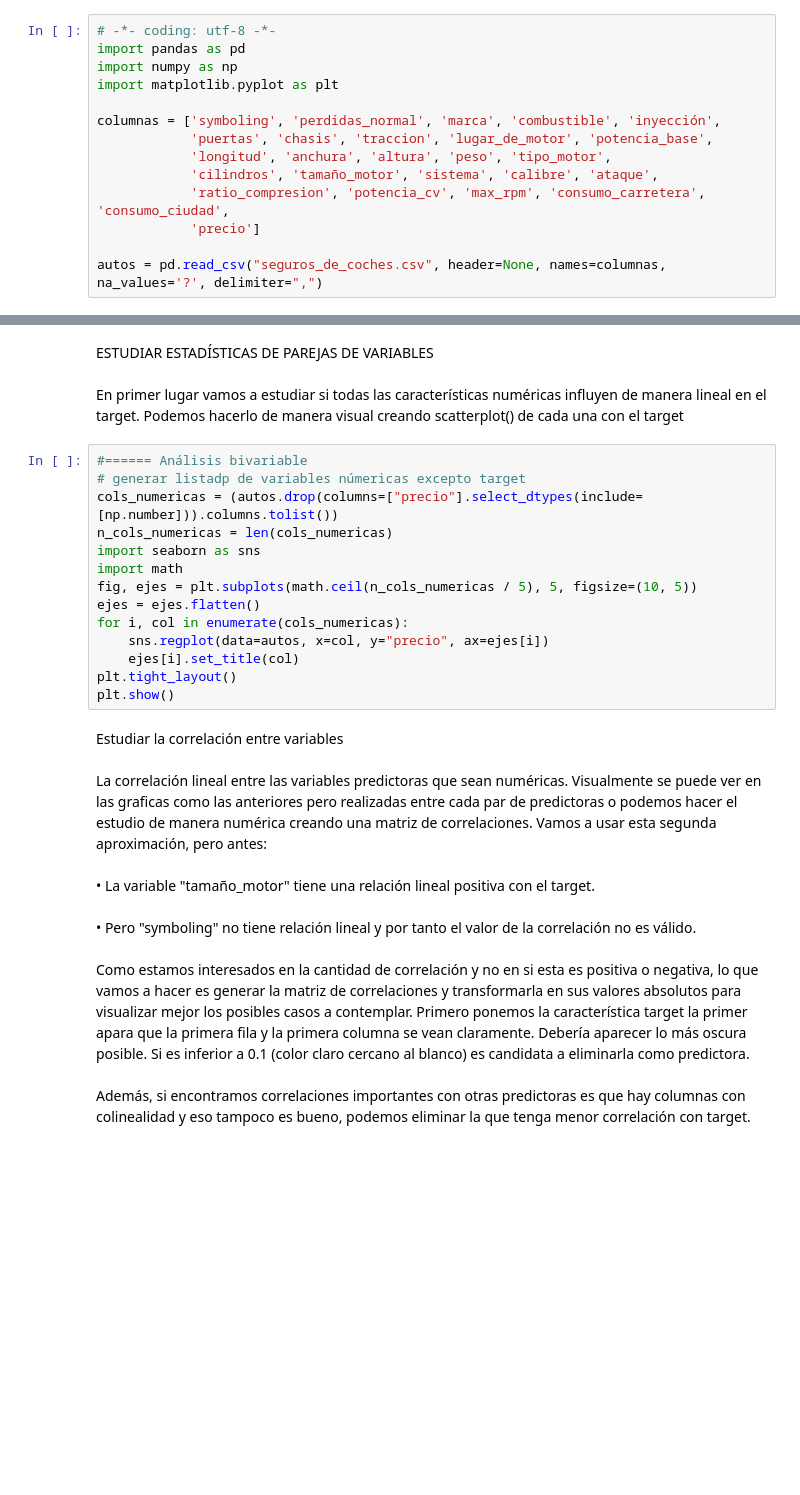
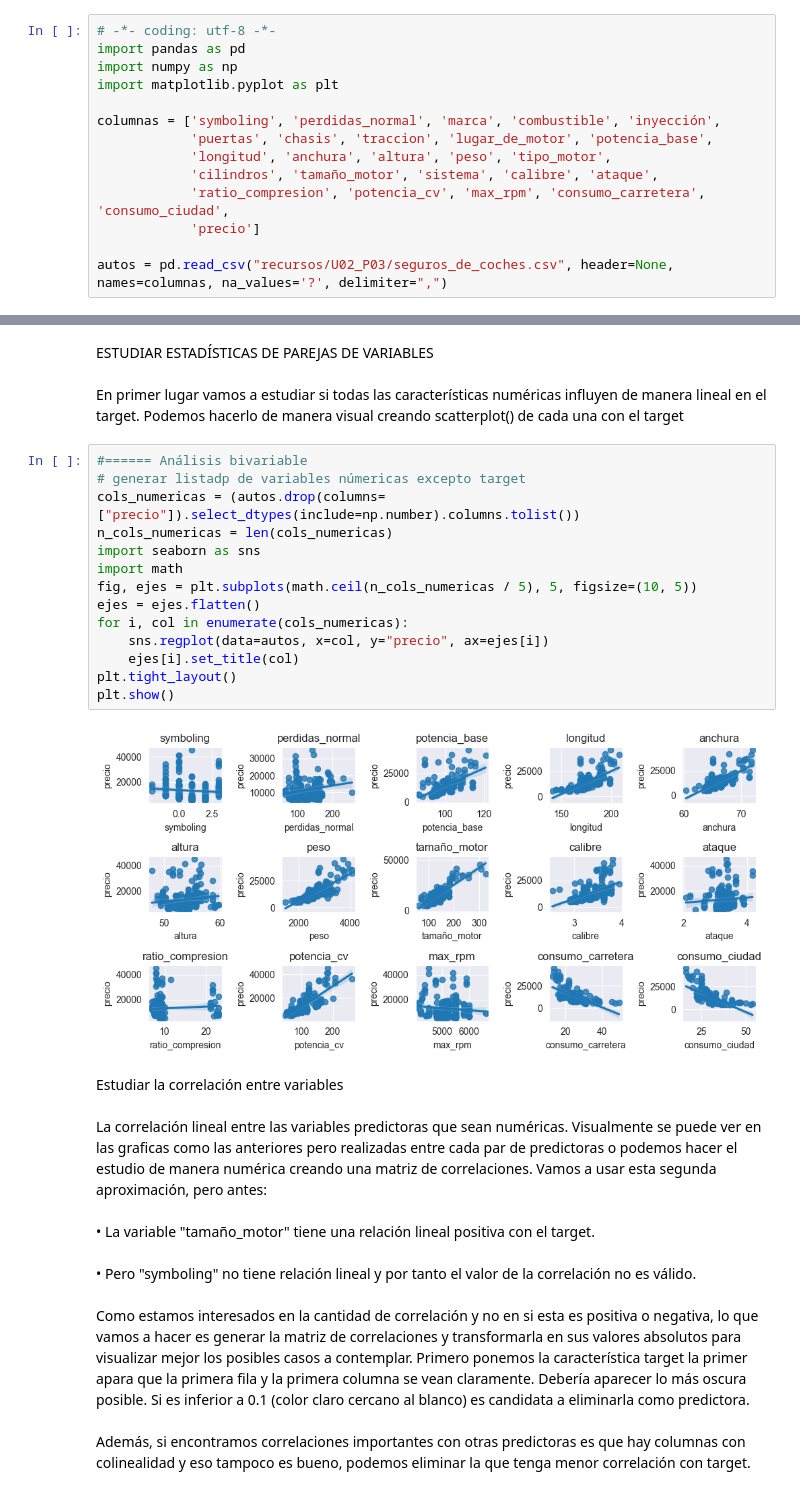
Before and after one commit to SamuehFDEZ/MachineLearning, a Jupyter notebook: saa/U2/u02_p03_a2_reglin_SAM_ART_LOP.ipynb, the cells around one changed output, grey strips where cells are left out. Cells and saved outputs as stored; diff of their text form; blank space fills up the shorter version.

```diff
--- a/saa/U2/u02_p03_a2_reglin_SAM_ART_LOP.ipynb
+++ b/saa/U2/u02_p03_a2_reglin_SAM_ART_LOP.ipynb
@@ -33,7 +33,7 @@ columnas = ['symboling', 'perdidas_normal', 'marca', 'combustible', 'inyección'
             'ratio_compresion', 'potencia_cv', 'max_rpm', 'consumo_carretera', 'consumo_ciudad',
             'precio']
 
-autos = pd.read_csv("seguros_de_coches.csv", header=None, names=columnas, na_values='?', delimiter=",")
+autos = pd.read_csv("recursos/U02_P03/seguros_de_coches.csv", header=None, names=columnas, na_values='?', delimiter=",")
 # %% [markdown]
 DATOS AUSENTES Y CATEGÓRICOS<br><br>
 Los datos se han cargado remplazando los símbolos “?” como valores ausentes NaN. como estaba
@@ -102,17 +156,19 @@ target. Podemos hacerlo de manera visual creando scatterplot() de cada una con e
 # %%
 #====== Análisis bivariable
 # generar listadp de variables númericas excepto target
-cols_numericas = (autos.drop(columns=["precio"].select_dtypes(include=[np.number])).columns.tolist())
+cols_numericas = (autos.drop(columns=["precio"]).select_dtypes(include=np.number).columns.tolist())
 n_cols_numericas = len(cols_numericas)
 import seaborn as sns
 import math
 fig, ejes = plt.subplots(math.ceil(n_cols_numericas / 5), 5, figsize=(10, 5))
 ejes = ejes.flatten()
 for i, col in enumerate(cols_numericas):
     sns.regplot(data=autos, x=col, y="precio", ax=ejes[i])
     ejes[i].set_title(col)
 plt.tight_layout()
 plt.show()
+# %% [output]
+[figure, added]
 # %% [markdown]
 Estudiar la correlación entre variables<br><br>
 La correlación lineal entre las variables predictoras que sean numéricas. Visualmente se puede ver en
```
Also changed, not shown: parts of 24 cells of this notebook.
